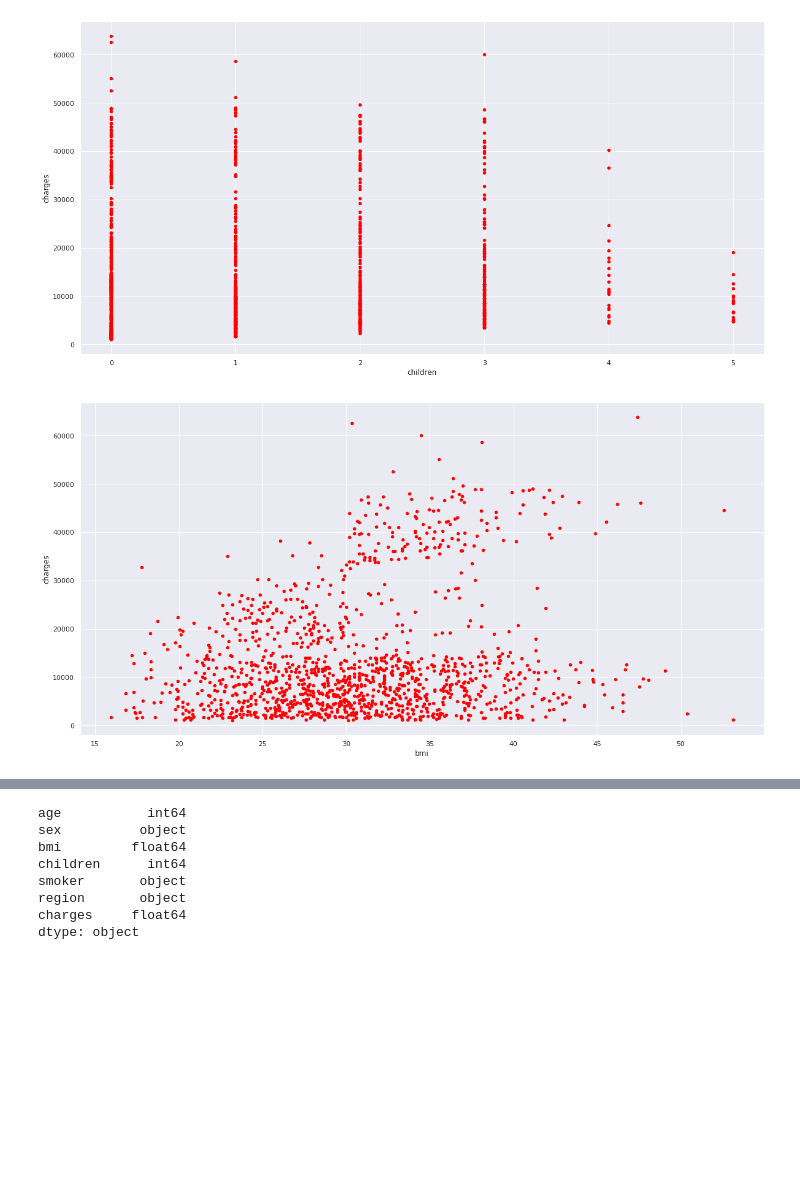
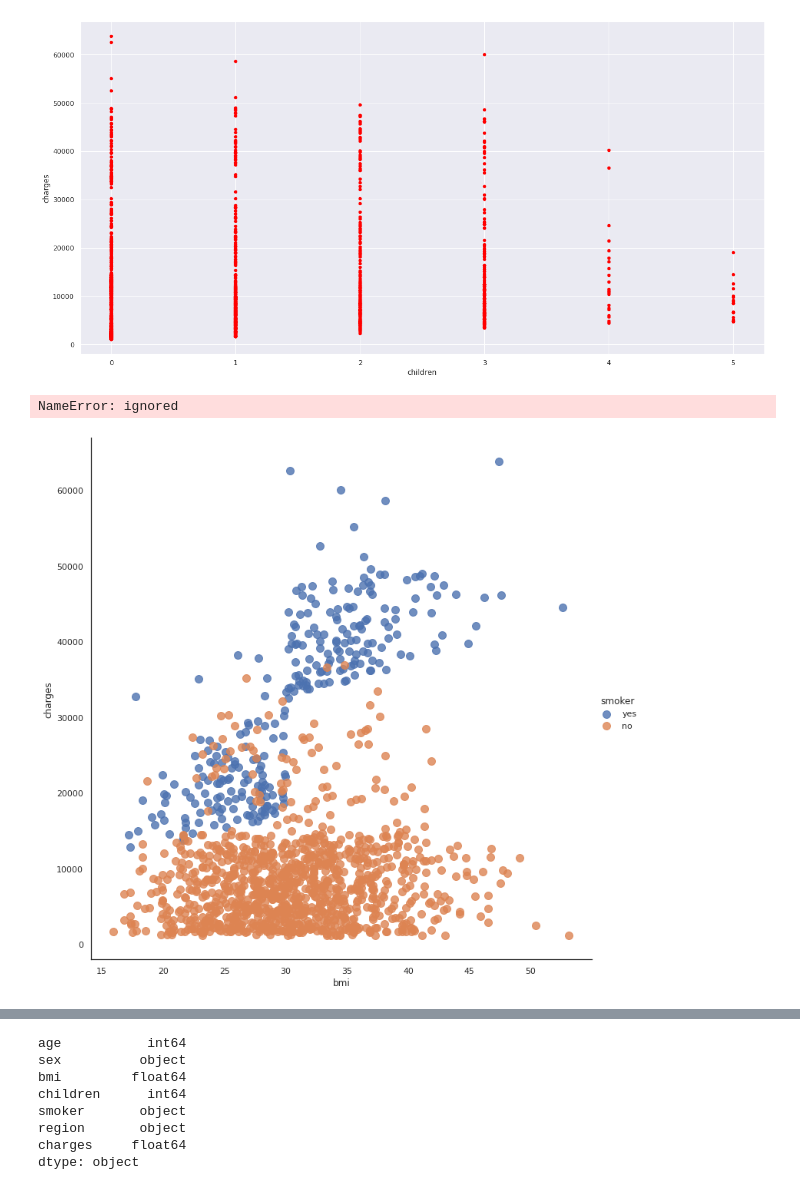
Before and after one commit to patchacha/FTW-HW-on-Pandas-and-Matplotlib, a Jupyter notebook: Pandas_HW_PP_100220.ipynb, the cells around one changed output, grey strips where cells are left out. Cells and saved outputs as stored; diff of their text form; code cells hidden in the pictures; blank space fills up the shorter version.

```diff
--- a/Pandas_HW_PP_100220.ipynb
+++ b/Pandas_HW_PP_100220.ipynb
@@ -110,10 +230,16 @@ plt.show()
 # %% [output]
 [figure]
 # %%
-insurance_df.plot(kind='scatter',x='bmi',y='charges',color='red')
+insurance_df.plot(kind='scatter',x='bmi',y='charges',label=name)
 plt.show()
+plt.legend()
 # %% [output]
-[figure, removed]
+NameError: ignored
+# %%
+vis3 = sns.lmplot(data=insurance_df, x = "bmi" , y ="charges", fit_reg = False , hue = "smoker",  size= 10, aspect = 1, scatter_kws = {"s" :100})
+plt.show()
+# %% [output]
+[figure, added]
 # %%
 insurance_df.plot(kind='scatter',x='age',y='charges',color='red')
 plt.show()
```
Also changed, not shown: parts of 29 cells of this notebook.
